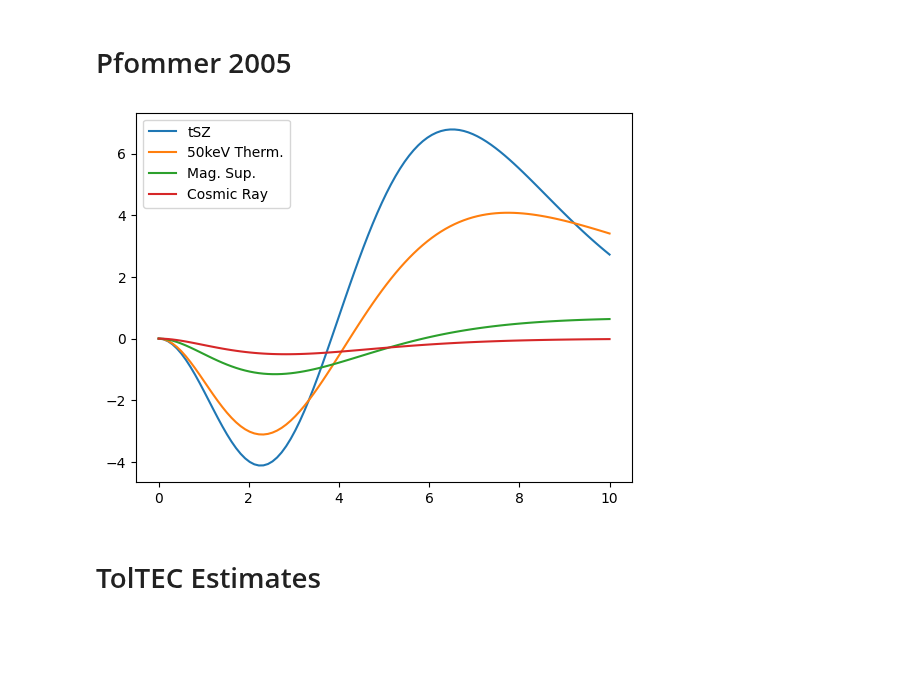
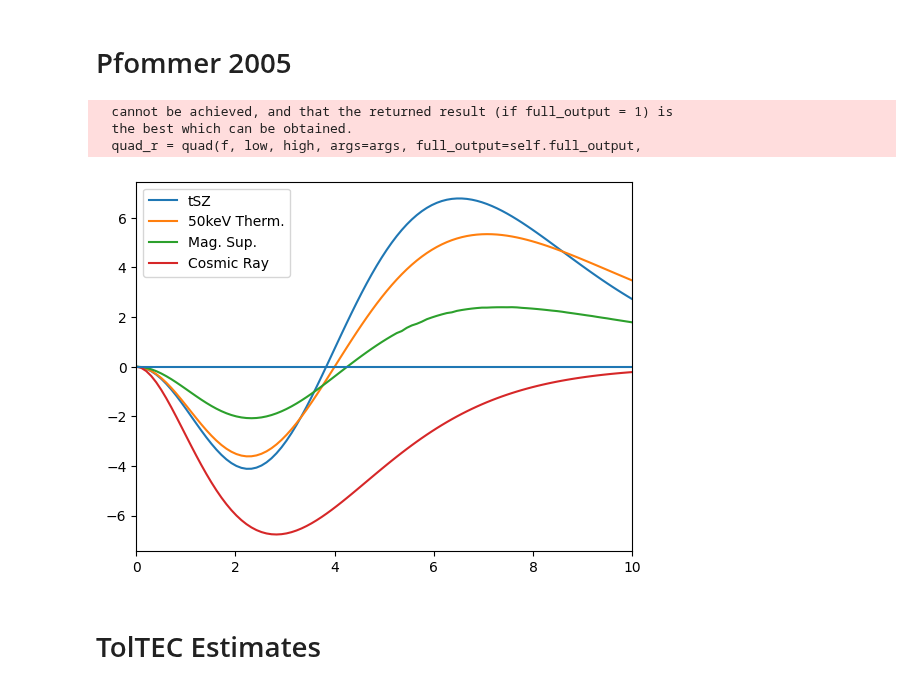
Before and after one commit to MUSTANG-SZ/WITCH, a Jupyter notebook: scratch/sup-factor.ipynb, the cells around one changed output. Saved outputs shown, nothing was run; the diff lists cells and outputs as text; code cells hidden in the pictures; blank space fills up the shorter version.

Commit message:
feat: restore plot of non-thermal SZ effects

```diff
--- a/scratch/sup-factor.ipynb
+++ b/scratch/sup-factor.ipynb
@@ -246,29 +246,43 @@ plt.show()
 # Pfommer 2005
 # %%
 x = np.linspace(0.00001,10, 100)
-kT_cr_temp = kT_cr(p1=1., p2=1e3, alpha =2.5)
-kT_ucr_temp = kT_cr(p1=3., p2=1e3, alpha = 2.5)
+
+alpha = 2.5
+
+p1_cr = 0.1
+p1_ucr = 0.3
+
+kT_cr_temp = kT_cr(p1=p1_cr, p2=1e3, alpha = alpha)
+kT_ucr_temp = kT_cr(p1=p1_ucr, p2=1e3, alpha = alpha)
 y_no_bub = np.zeros(len(x))
 y_therm = np.zeros(len(x))
 y_cr = np.zeros(len(x))
 y_ucr = np.zeros(len(x))
 for i, ix in enumerate(x):
     y_no_bub[i] = gSZtilde(ix, Te=0.0, p1 = 1., p2 =1.e3, alpha=2, etype='thermal')
-    y_therm[i] = gSZtilde(ix, Te=50, p1 = 1., p2 =1.e3, alpha=2, etype='thermal')
+    y_therm[i] = gSZtilde(ix, Te=20, p1 = 1., p2 = 1.e3, alpha=2, etype='thermal')
     #Powerlaw
-    y_cr[i] = gTilde(ix,f_cr, p1 = 1., p2 = 1e3, alpha = 2.)*meKeV/kT_cr_temp
+    y_cr[i] = gTilde(ix,f_cr, p1 = p1_cr, p2 = 1e3, alpha = alpha)*meKeV/kT_cr_temp
 
     #ultrarel
     y_ucr[i] = -1 * planckSpectrum(ix) * meKeV/kT_ucr_temp#gSZtilde(ix,kT_cr_temp, p1 = 3., p2 = 1e3, alpha = 2., etype = 'ultrarelativistic')
+# %% [output]
+  cannot be achieved, and that the returned result (if full_output = 1) is
+  the best which can be obtained.
+  quad_r = quad(f, low, high, args=args, full_output=self.full_output,
 # %%
 plt.plot(x,y_no_bub, label = 'tSZ')
 plt.plot(x,y_therm, label = '50keV Therm.')
 plt.plot(x,y_cr, label = 'Mag. Sup.')
 plt.plot(x, y_ucr, label="Cosmic Ray")
+
+plt.hlines(0, -100, 100)
+plt.xlim(0,10)
+
 plt.legend()
 plt.show()
 # %% [output]
-[figure, old version]
+[figure, new version]
 # %% [markdown]
 # TolTEC Estimates
 # %%
```
